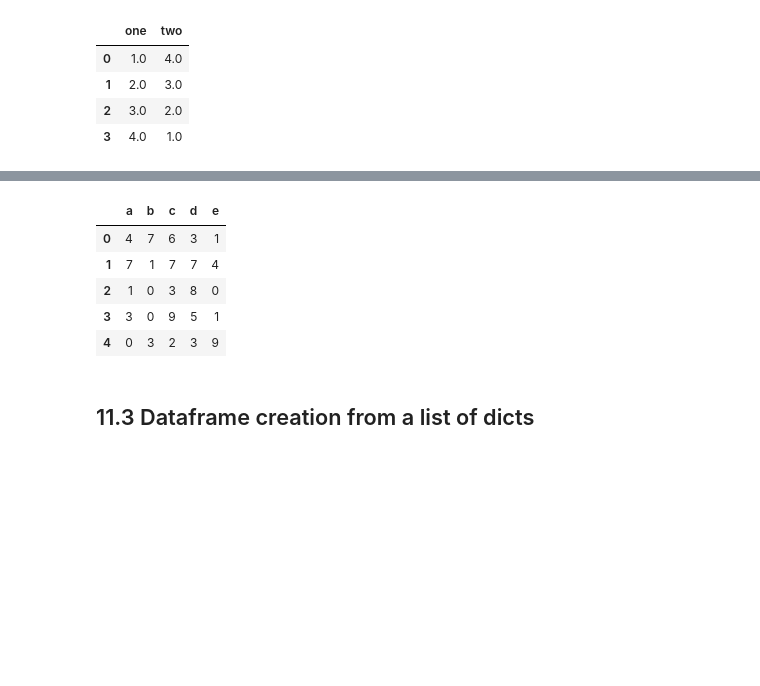
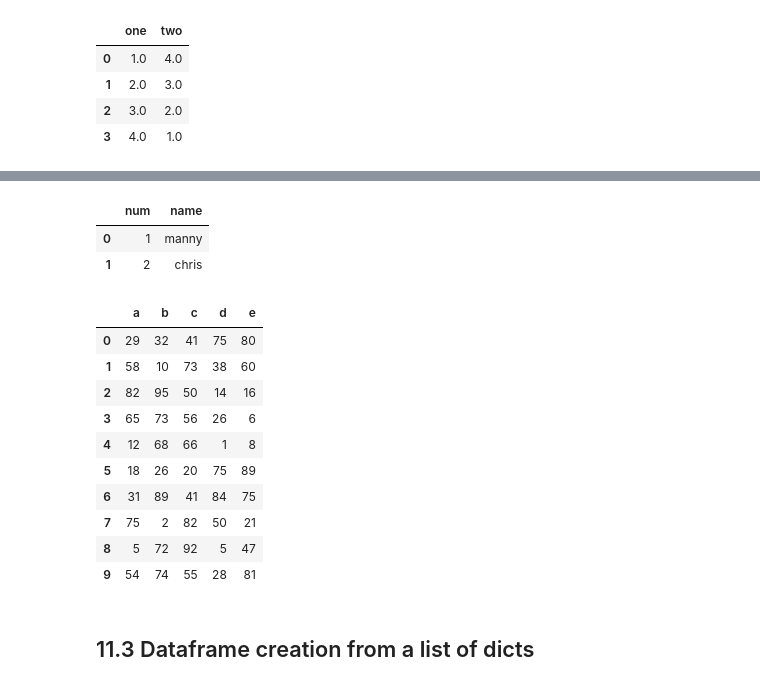
Before and after one commit to jaejamjams/Week1-Intro-to-Python, a Jupyter notebook: introduction_to_python.ipynb, the cells around one changed output, grey strips where cells are left out. Saved outputs shown, nothing was run; the diff lists cells and outputs as text; code cells hidden in the pictures; blank space fills up the shorter version.

```diff
--- a/introduction_to_python.ipynb
+++ b/introduction_to_python.ipynb
@@ -1144,13 +1207,25 @@ pd.DataFrame(d)
+# %%
+d={'num':[1,2,],'name':['manny','chris']}
+pd.DataFrame(d)
+# %% [output]
+|  | num | name |
+| 0 | 1 | manny |
+| 1 | 2 | chris |
 # %%
-df2 = pd.DataFrame(np.random.randint(low=0, high=10, size=(5, 5)), columns=['a', 'b', 'c', 'd', 'e'])
+df2 = pd.DataFrame(np.random.randint(low=0, high=100, size=(10, 5)), columns=['a', 'b', 'c', 'd', 'e'])
 df2
 # %% [output]
 |  | a | b | c | d | e |
-| 0 | 4 | 7 | 6 | 3 | 1 |
-| 1 | 7 | 1 | 7 | 7 | 4 |
-| 2 | 1 | 0 | 3 | 8 | 0 |
-| 3 | 3 | 0 | 9 | 5 | 1 |
-| 4 | 0 | 3 | 2 | 3 | 9 |
+| 0 | 29 | 32 | 41 | 75 | 80 |
+| 1 | 58 | 10 | 73 | 38 | 60 |
+| 2 | 82 | 95 | 50 | 14 | 16 |
+| 3 | 65 | 73 | 56 | 26 | 6 |
+| 4 | 12 | 68 | 66 | 1 | 8 |
+| 5 | 18 | 26 | 20 | 75 | 89 |
+| 6 | 31 | 89 | 41 | 84 | 75 |
+| 7 | 75 | 2 | 82 | 50 | 21 |
+| 8 | 5 | 72 | 92 | 5 | 47 |
+| 9 | 54 | 74 | 55 | 28 | 81 |
 # %% [markdown]
 ## 11.3 Dataframe creation from a list of dicts
 # %%
```
Also changed, not shown: parts of 15 cells of this notebook.
